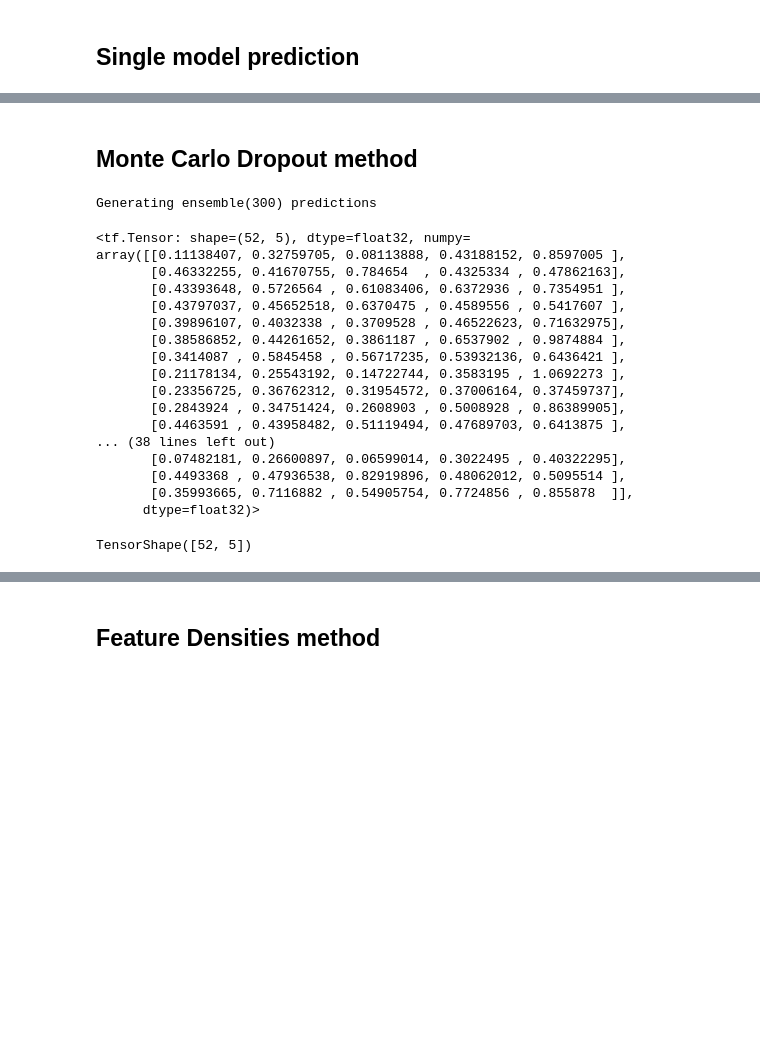
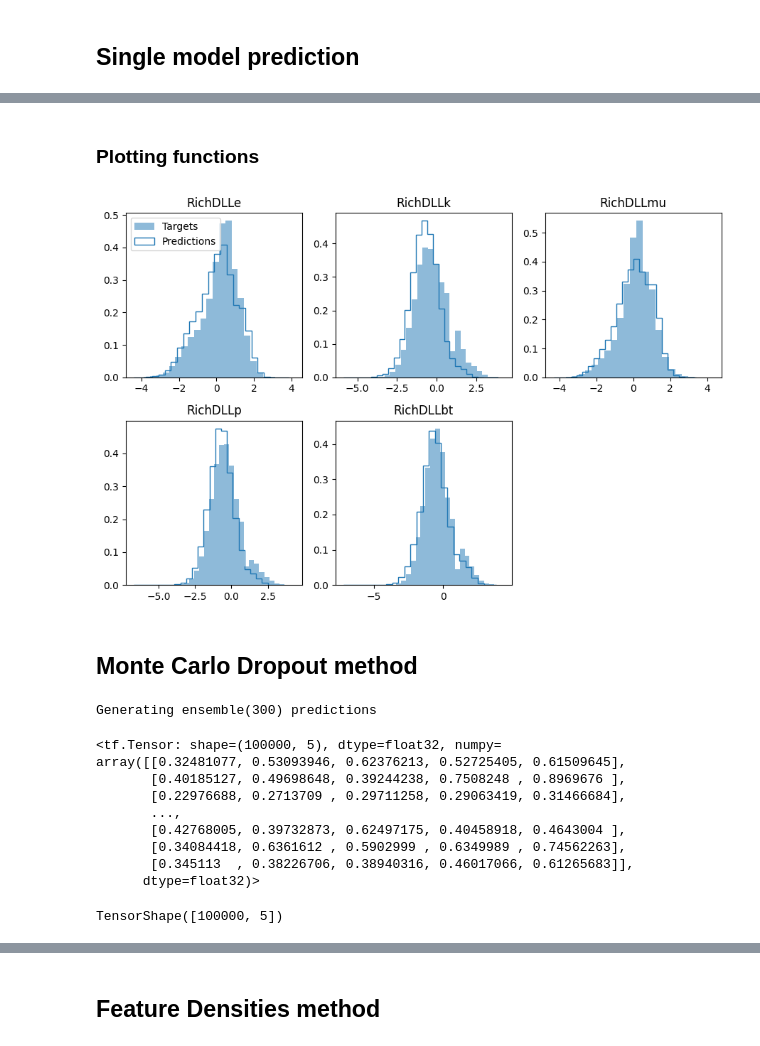
Before and after one commit to evillag/uncertainty_gan, a Jupyter notebook: TestBench.ipynb, the cells around one changed output, grey strips where cells are left out. Cells and saved outputs as stored; diff of their text form; code cells hidden in the pictures; blank space fills up the shorter version.

Commit message:
Added plot functions

```diff
--- a/TestBench.ipynb
+++ b/TestBench.ipynb
@@ -76,7 +77,8 @@ CHECKPOINT_DP = 0.01
 DROPOUT_TYPE = 'bernoulli_structured'
 CHECKPOINT_BASE = 'checkpoints/'
 DATA_DIR = 'rich/'
-SUB_SAMPLE_PERCENT = 0.0001
+SUB_SAMPLE_SIZE = 100000
+DLL_COLUMNS = ['RichDLLe', 'RichDLLk', 'RichDLLmu', 'RichDLLp', 'RichDLLbt']
 
 # MCD parameters
 MCD_ENSEMBLE_SIZE = 300
@@ -116,5 +118,5 @@ targets_val shape       (526449, 5)
 # %%
 # Draw a sample of the datasets
-x_sample, y_sample = subsample_dataset(dataset['feats_val'], dataset['targets_val'], SUB_SAMPLE_PERCENT)
+x_sample, y_sample = subsample_dataset(dataset['feats_val'], dataset['targets_val'], SUB_SAMPLE_SIZE / dataset['feats_val'].shape[0])
 x_sample.shape, y_sample.shape
 # %% [output]
@@ -176,3 +169,25 @@ array([[ 1.71494377e+00, -8.75371277e-01,  1.38217902e+00,
 # Save real and generated targets
 np.save(output_dir + f'{PARTICLE}_t_generated.npy', t_generated)
 np.save(output_dir + f'{PARTICLE}_y_real.npy', y_sample)
+# %% [markdown]
+### Plotting functions
+# %%
+def plot_target_histrogams(real_target, generated_targets, dll_columns=DLL_COLUMNS):
+  fig, axes = plt.subplots(2, 3, figsize=(9, 6))
+
+  for i, ax in enumerate(axes.flatten()[:-1]):
+    particle_targets = np.array(real_target[:, i])
+    particle_predictions = np.array(generated_targets[:, i])
+
+    ax.set_title(dll_columns[i])
+    ax.hist(particle_targets, 25, None, True, alpha=.5, label='Targets')
+    ax.hist(particle_predictions, 25, None, True, histtype='step', color='tab:blue', label='Predictions')
+
+  axes[0, 0].legend()
+  axes[-1, -1].axis(False)
+  plt.tight_layout()
+  plt.show()
+
+plot_target_histrogams(y_sample, t_generated)
+# %% [output]
+[figure, added]
@@ -185,27 +259,19 @@ mcd_uncertainty, _ =  mcd_evaluate_model(model, x_sample, MCD_ENSEMBLE_SIZE)
 mcd_uncertainty
 # %% [output]
 Generating ensemble(300) predictions
-<tf.Tensor: shape=(52, 5), dtype=float32, numpy=
-array([[0.11138407, 0.32759705, 0.08113888, 0.43188152, 0.8597005 ],
-       [0.46332255, 0.41670755, 0.784654  , 0.4325334 , 0.47862163],
-       [0.43393648, 0.5726564 , 0.61083406, 0.6372936 , 0.7354951 ],
-       [0.43797037, 0.45652518, 0.6370475 , 0.4589556 , 0.5417607 ],
-       [0.39896107, 0.4032338 , 0.3709528 , 0.46522623, 0.71632975],
-       [0.38586852, 0.44261652, 0.3861187 , 0.6537902 , 0.9874884 ],
-       [0.3414087 , 0.5845458 , 0.56717235, 0.53932136, 0.6436421 ],
-       [0.21178134, 0.25543192, 0.14722744, 0.3583195 , 1.0692273 ],
-       [0.23356725, 0.36762312, 0.31954572, 0.37006164, 0.37459737],
-       [0.2843924 , 0.34751424, 0.2608903 , 0.5008928 , 0.86389905],
-       [0.4463591 , 0.43958482, 0.51119494, 0.47689703, 0.6413875 ],
-... (38 lines left out)
-       [0.07482181, 0.26600897, 0.06599014, 0.3022495 , 0.40322295],
-       [0.4493368 , 0.47936538, 0.82919896, 0.48062012, 0.5095514 ],
-       [0.35993665, 0.7116882 , 0.54905754, 0.7724856 , 0.855878  ]],
+<tf.Tensor: shape=(100000, 5), dtype=float32, numpy=
+array([[0.32481077, 0.53093946, 0.62376213, 0.52725405, 0.61509645],
+       [0.40185127, 0.49698648, 0.39244238, 0.7508248 , 0.8969676 ],
+       [0.22976688, 0.2713709 , 0.29711258, 0.29063419, 0.31466684],
+       ...,
+       [0.42768005, 0.39732873, 0.62497175, 0.40458918, 0.4643004 ],
+       [0.34084418, 0.6361612 , 0.5902999 , 0.6349989 , 0.74562263],
+       [0.345113  , 0.38226706, 0.38940316, 0.46017066, 0.61265683]],
       dtype=float32)>
 # %%
 mcd_uncertainty.shape
 # %% [output]
-TensorShape([52, 5])
+TensorShape([100000, 5])
 # %%
 # Save MCD uncertainties
 np.save(output_dir + f'{PARTICLE}_mcd_uncertainty.npy', mcd_uncertainty)
```
Also changed, not shown: parts of 18 cells of this notebook.
